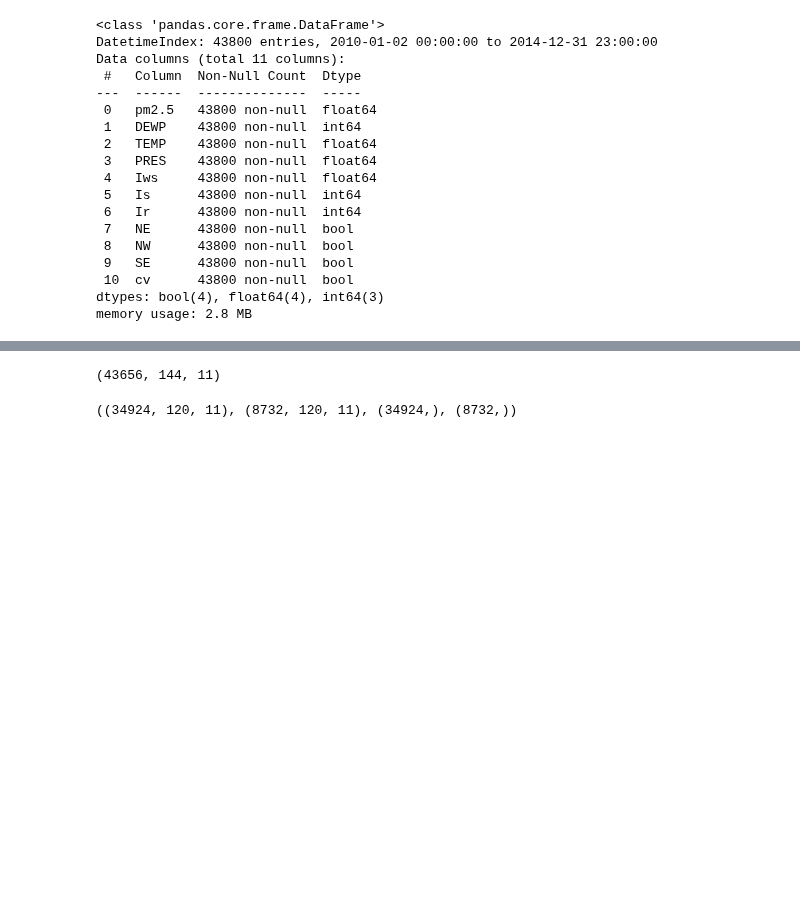
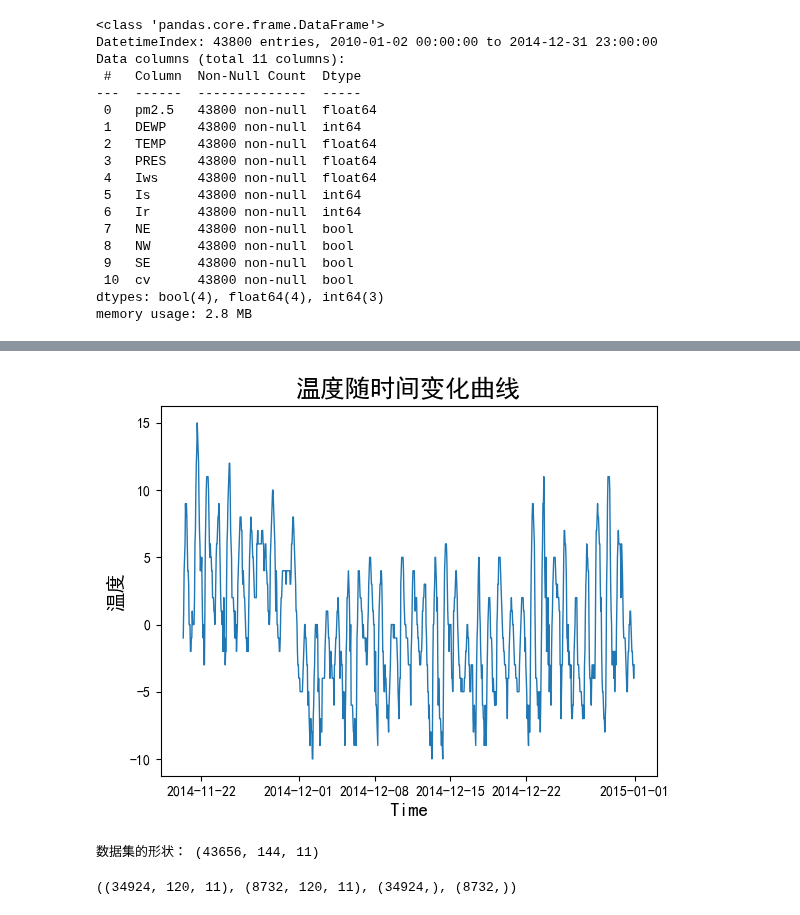
Before and after one commit to LiuBaiWan592/Pytorch-Deep-Learning, a Jupyter notebook: RiYueGuangHua/30. Sequence Prediction Example - Beijing Air Pollution Prediction.ipynb, the cells around one changed output, grey strips where cells are left out. Cells and saved outputs as stored; diff of their text form; code cells hidden in the pictures; blank space fills up the shorter version.

```diff
--- a/RiYueGuangHua/30. Sequence Prediction Example - Beijing Air Pollution Prediction.ipynb
+++ b/RiYueGuangHua/30. Sequence Prediction Example - Beijing Air Pollution Prediction.ipynb
@@ -189,0 +182,14 @@ delay = 24
+# %%
+# 查看最后1000次观测温度的变化情况
+plt.plot(data['TEMP'][-1000:],linewidth=1) #设置线条宽度
+#设置图标标题，并在坐标轴上添加标签
+plt.title("温度随时间变化曲线",fontsize=18)
+plt.xlabel('Time',fontsize=14)
+plt.ylabel('温度',fontsize=14)
+
+plt.rcParams['font.sans-serif']=['SimHei'] # 用来正常显示中文标签（中文乱码问题）
+plt.rcParams['axes.unicode_minus'] = False # 用来正常显示负号
+
+plt.show() # 展示图形
+# %% [output]
+[figure, added]
@@ -190,4 +200,11 @@ delay = 24
 # %%
+# 将数据集按照观测数据和预测数据进行重构
 data_ = []
-for i in range(len(data) - sequence_length - delay):
-    data_.append(data.iloc[i: i + sequence_length + delay])
+for i in range(len(data) - sequence_length - delay):        # 从第0个数据开始，到第len(data) - sequence_length - delay个数据结束
+    data_.append(data.iloc[i: i + sequence_length + delay]) # iloc：按位置索引选择数据，从第i个数据开始，到第i + sequence_length + delay个数据结束
+# 将数据集从dataframe转换为numpy数组
+data_ = np.array([dataframe.values for dataframe in data_])
+# 查看数据集的形状
+print('数据集的形状：', data_.shape)
+# %% [output]
+数据集的形状： (43656, 144, 11)
@@ -196,7 +211,3 @@ data_ = np.array([df.values for df in data_])
-# %%
-data_.shape
-# %% [output]
-(43656, 144, 11)
 # %%
 np.random.shuffle(data_)
 # %%
```
Also changed, not shown: parts of 7 cells of this notebook.
